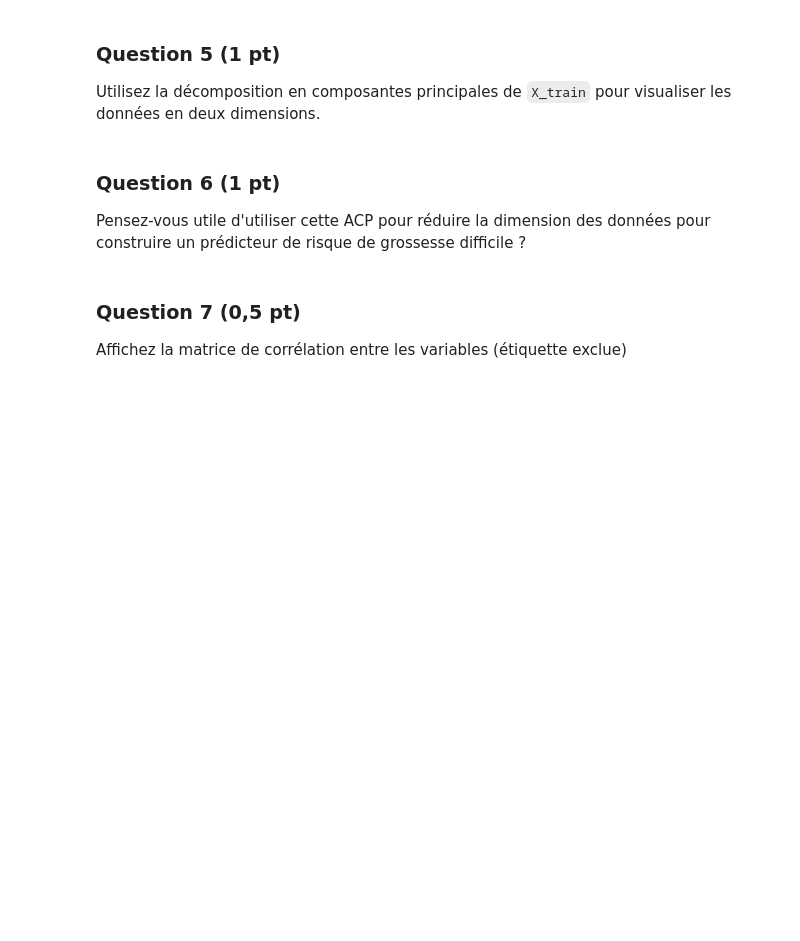
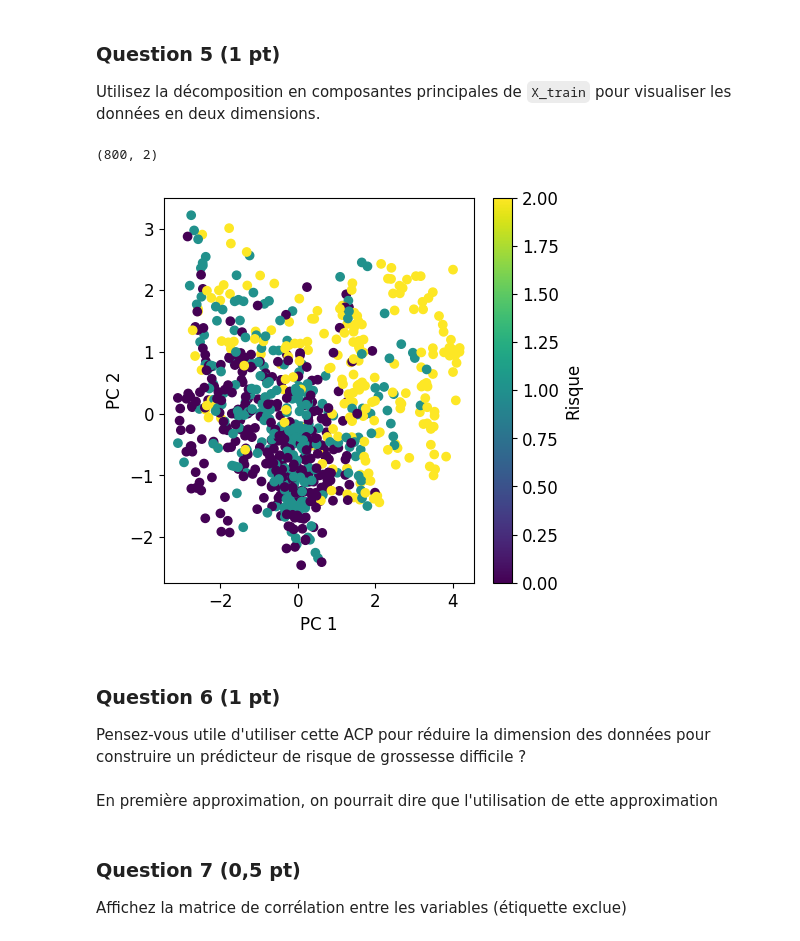
Before and after one commit to laureprinet/Data, a Jupyter notebook: Projet.ipynb, the cells around one changed output. Cells and saved outputs as stored; diff of their text form; code cells hidden in the pictures; blank space fills up the shorter version.

```diff
--- a/Projet.ipynb
+++ b/Projet.ipynb
@@ -122,6 +124,28 @@ Utilisez la décomposition en composantes principales de `X_train` pour visualis
+# %%
+std_scale = preprocessing.StandardScaler().fit(X_train)
+X_scaled = std_scale.transform(X_train)
+# %%
+pca = decomposition.PCA(n_components=2)
+pca.fit(X_scaled)
+X_projected = pca.transform(X_scaled)
+print(X_projected.shape)
+# %% [output]
+(800, 2)
+# %%
+fig = plt.figure(figsize=(5, 5))
+
+plt.scatter(X_projected[:, 0], X_projected[:, 1],c=df_train['Risque'])
+
+plt.xlabel("PC 1")
+plt.ylabel("PC 2")
+plt.colorbar(label='Risque');
+# %% [output]
+[figure, added]
 # %% [markdown]
 ### Question 6 (1 pt)
 Pensez-vous utile d'utiliser cette ACP pour réduire la dimension des données pour construire un prédicteur de risque de grossesse difficile ?
+# %% [markdown]
+En première approximation, on pourrait dire que l'utilisation de ette approximation
 # %% [markdown]
 ### Question 7 (0,5 pt)
 Affichez la matrice de corrélation entre les variables (étiquette exclue)
```
Also changed, not shown: parts of 3 cells of this notebook.
